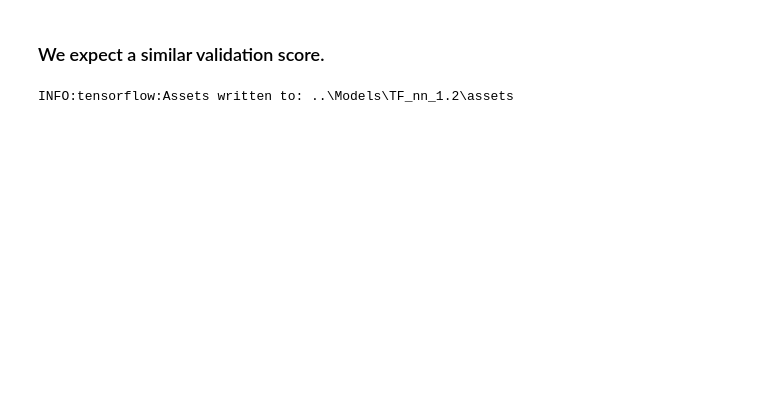
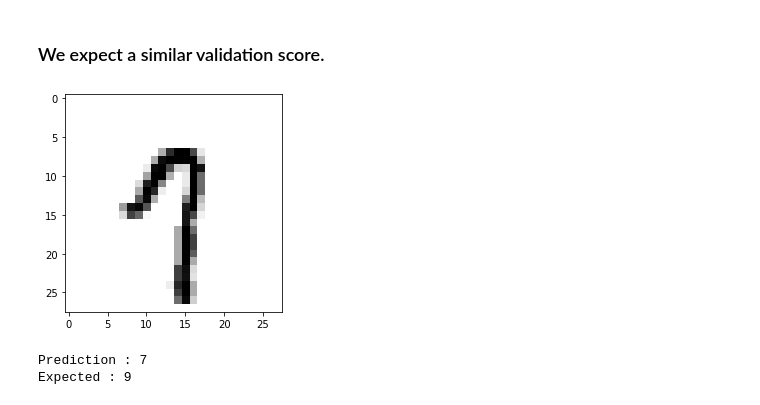
Before and after one commit to AnirudhAchal/Digit-Recognizer, a Jupyter notebook: Notebooks/Digit Recognizer.ipynb, the cells around one changed output. Cells and saved outputs as stored; diff of their text form; code cells hidden in the pictures; blank space fills up the shorter version.

```diff
--- a/Notebooks/Digit Recognizer.ipynb
+++ b/Notebooks/Digit Recognizer.ipynb
@@ -318,4 +327,25 @@ get_submission_file_TF(model, "TF_nn_1.2.csv")
-# %%
-model.save("..\Models\TF_nn_1.2")
-# %% [output]
-INFO:tensorflow:Assets written to: ..\Models\TF_nn_1.2\assets
+# %%
+predictions = get_predictions(model, X_test)
+# %%
+def get_wrong_predictions(predictons):
+    wrong_predictions = []
+    for i in range(len(predictions)):
+        if(y_test[i] != predictions[i]):
+             wrong_predictions.append(i)
+    return wrong_predictions
+# %%
+wrong_predictions = get_wrong_predictions(predictions)
+# %%
+import random
+def get_a_wrong_prediction(wrong_predictions):
+    n = random.randint(0, len(wrong_predictions))
+    n = wrong_predictions[n]
+    print_image(X_test[n])
+    print("Prediction :", predictions[n])
+    print("Expected :", y_test[n])
+# %%
+get_a_wrong_prediction(wrong_predictions)
+# %% [output]
+[figure, added]
+Prediction : 7
+Expected : 9
```
Also changed, not shown: parts of 5 cells of this notebook, 16 other files.
